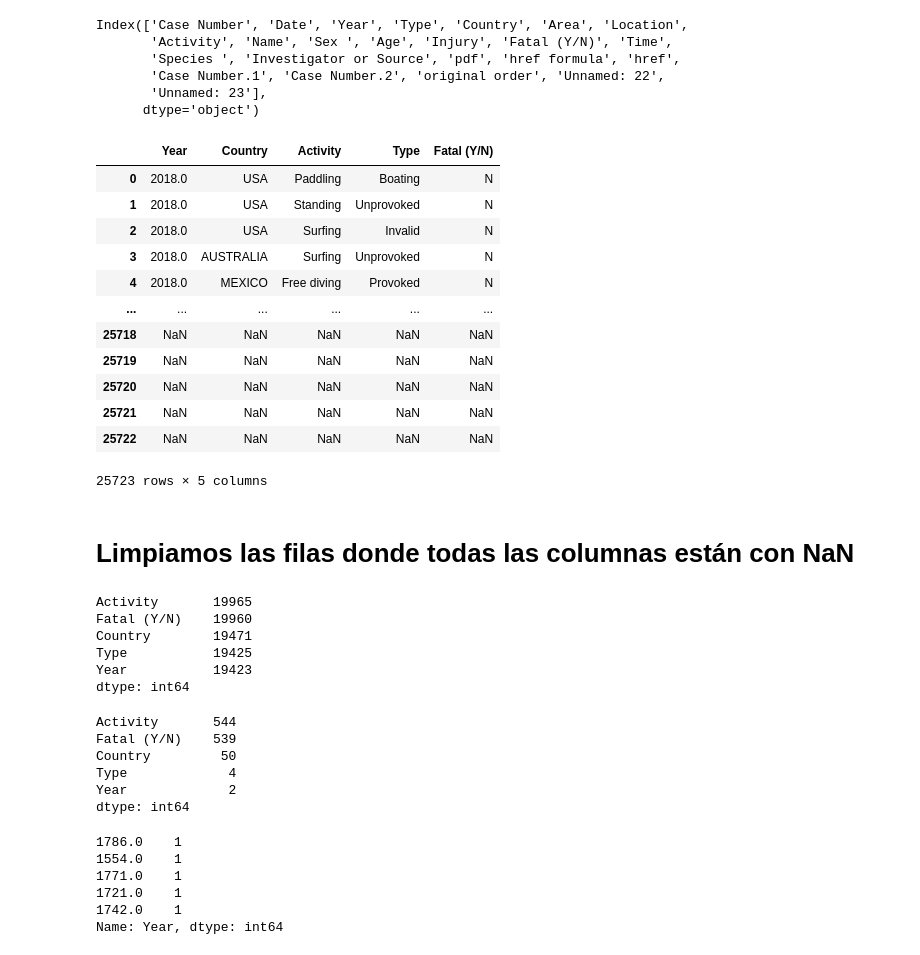
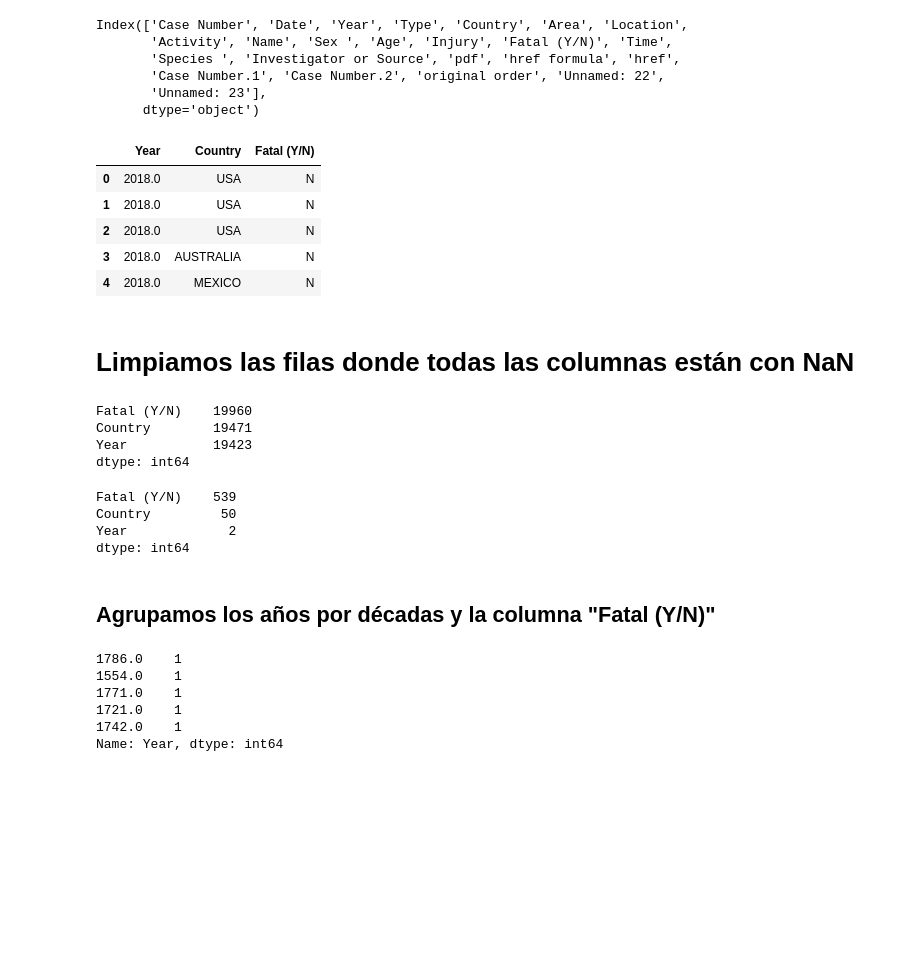
Before and after one commit to Jorge-Doncel/Shark, a Jupyter notebook: Untitled.ipynb, the cells around one changed output. Cells and saved outputs as stored; diff of their text form; code cells hidden in the pictures; blank space fills up the shorter version.

```diff
--- a/Untitled.ipynb
+++ b/Untitled.ipynb
@@ -34,31 +34,22 @@ Index(['Case Number', 'Date', 'Year', 'Type', 'Country', 'Area', 'Location',
        'Unnamed: 23'],
       dtype='object')
 # %%
-dfin=df[["Year", "Country", "Activity", "Type", "Fatal (Y/N)",]]
-dfin
+dfin=df[["Year", "Country", "Fatal (Y/N)",]]
+dfin.head()
 # %% [output]
-|  | Year | Country | Activity | Type | Fatal (Y/N) |
-| 0 | 2018.0 | USA | Paddling | Boating | N |
-| 1 | 2018.0 | USA | Standing | Unprovoked | N |
-| 2 | 2018.0 | USA | Surfing | Invalid | N |
-| 3 | 2018.0 | AUSTRALIA | Surfing | Unprovoked | N |
-| 4 | 2018.0 | MEXICO | Free diving | Provoked | N |
-| ... | ... | ... | ... | ... | ... |
-| 25718 | NaN | NaN | NaN | NaN | NaN |
-| 25719 | NaN | NaN | NaN | NaN | NaN |
-| 25720 | NaN | NaN | NaN | NaN | NaN |
-| 25721 | NaN | NaN | NaN | NaN | NaN |
-| 25722 | NaN | NaN | NaN | NaN | NaN |
+|  | Year | Country | Fatal (Y/N) |
+| 0 | 2018.0 | USA | N |
+| 1 | 2018.0 | USA | N |
+| 2 | 2018.0 | USA | N |
+| 3 | 2018.0 | AUSTRALIA | N |
+| 4 | 2018.0 | MEXICO | N |
-25723 rows × 5 columns
 # %% [markdown]
 # Limpiamos las filas donde todas las columnas están con NaN
 # %%
 dfin.isnull().sum().sort_values(ascending=False).head(20)
 # %% [output]
-Activity       19965
 Fatal (Y/N)    19960
 Country        19471
-Type           19425
 Year           19423
 dtype: int64
 # %%
@@ -66,12 +57,12 @@ dfin=dfin.dropna(axis=0, how='all')
 # %%
 dfin.isnull().sum().sort_values(ascending=False).head(20)
 # %% [output]
-Activity       544
 Fatal (Y/N)    539
 Country         50
-Type             4
 Year             2
 dtype: int64
+# %% [markdown]
+## Agrupamos los años por décadas y la columna "Fatal (Y/N)"
 # %%
 dfin["Year"].value_counts().sort_values('index', ascending=True).head(5)
 # %% [output]
```
Also changed, not shown: parts of 53 cells of this notebook.
